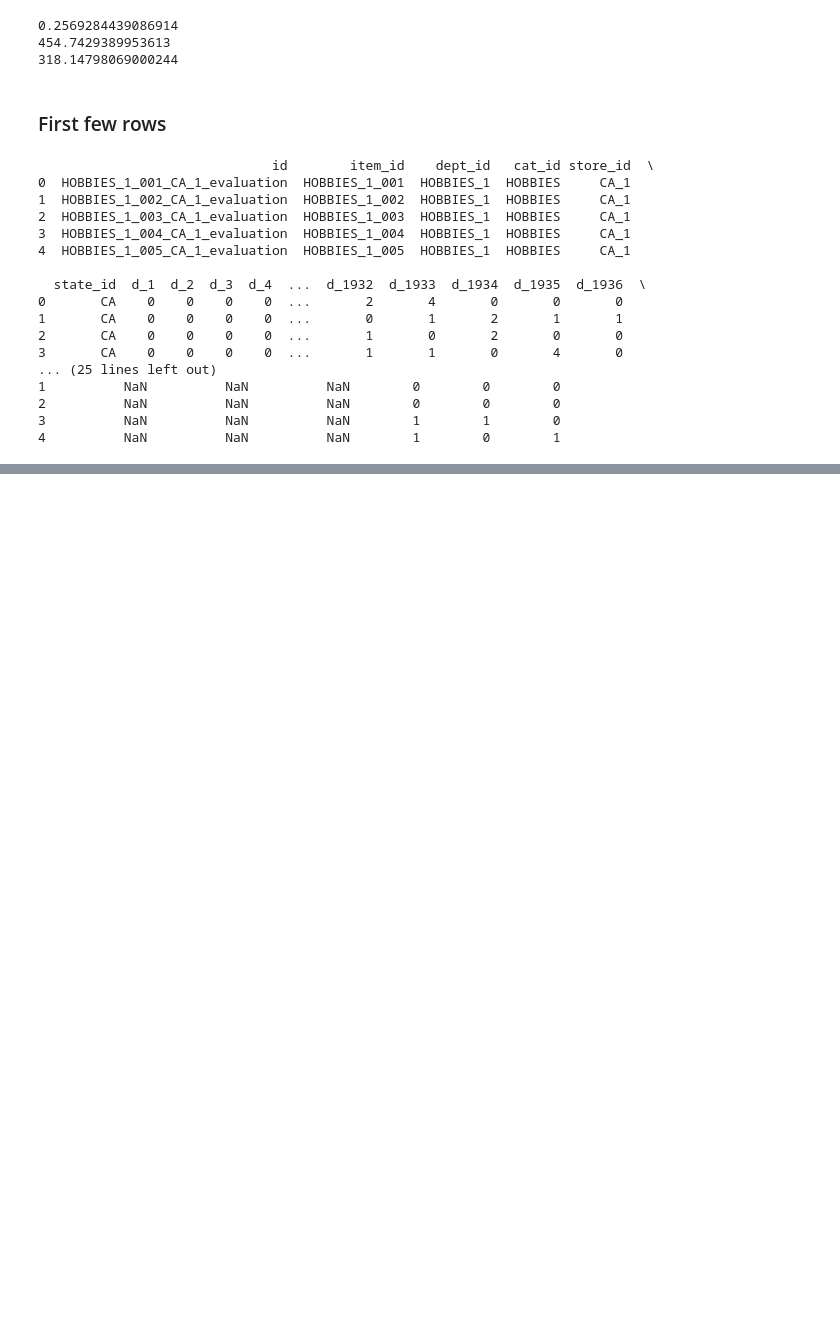
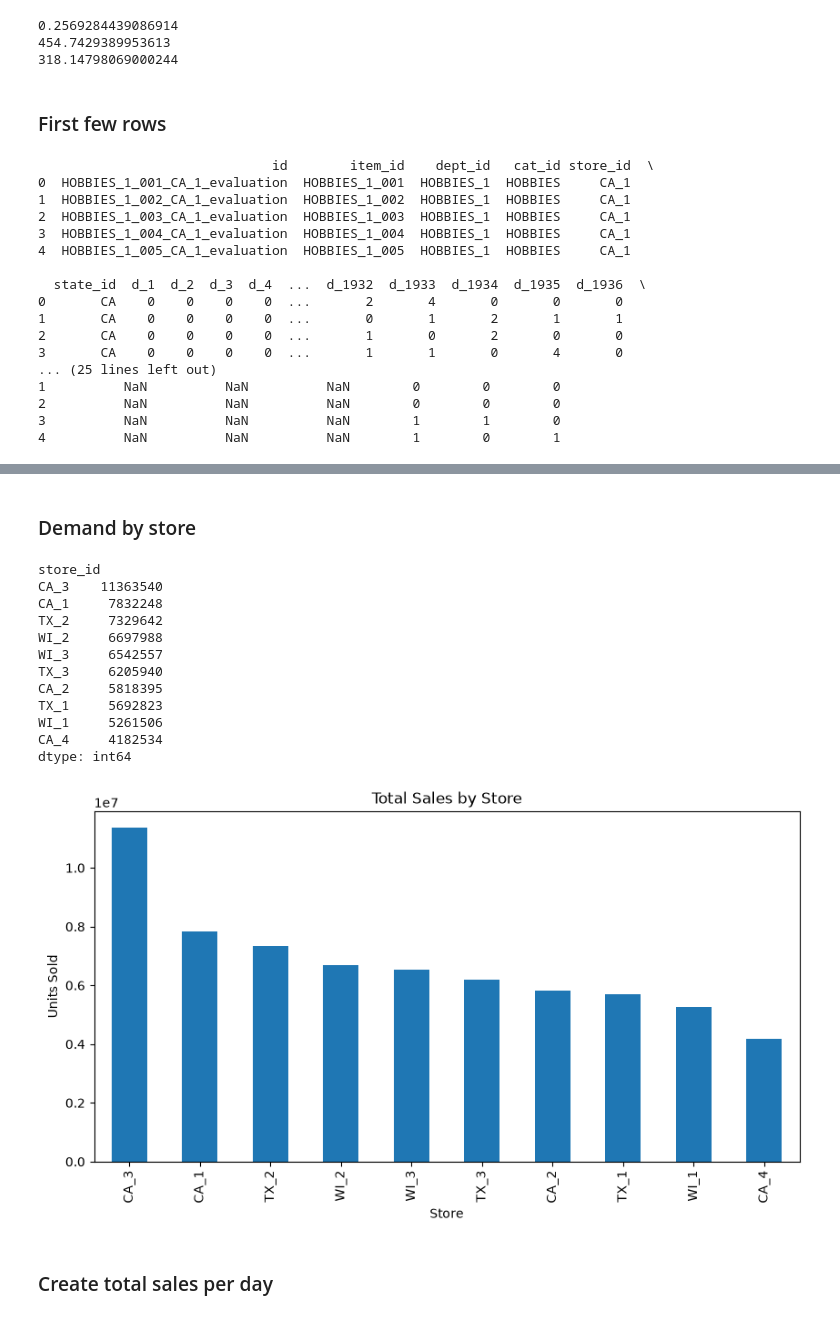
Before and after one commit to lasithalankajeewa/ML-StockPredict, a Jupyter notebook: notebooks/01_eda.ipynb, the cells around one changed output, grey strips where cells are left out. Drawn from its saved outputs; the diff is of its cells as text; code cells hidden in the pictures; blank space fills up the shorter version.

```diff
--- a/notebooks/01_eda.ipynb
+++ b/notebooks/01_eda.ipynb
@@ -117,0 +331,38 @@ print(calendar_data.head(5))
+# %% [markdown]
+### Demand by store
+# %%
+store_sales = (
+    sales_data
+    .groupby("store_id")[day_cols]
+    .sum()
+    .sum(axis=1)
+    .sort_values(ascending=False)
+)
+
+display(store_sales)
+
+plt.figure(figsize=(10, 5))
+
+store_sales.plot(kind="bar")
+
+plt.title("Total Sales by Store")
+plt.xlabel("Store")
+plt.ylabel("Units Sold")
+
+plt.show()
+# %% [output]
+store_id
+CA_3    11363540
+CA_1     7832248
+TX_2     7329642
+WI_2     6697988
+WI_3     6542557
+TX_3     6205940
+CA_2     5818395
+TX_1     5692823
+WI_1     5261506
+CA_4     4182534
+dtype: int64
+[figure, added]
+# %% [markdown]
+### Create total sales per day
```
Also changed, not shown: parts of 43 cells of this notebook.
